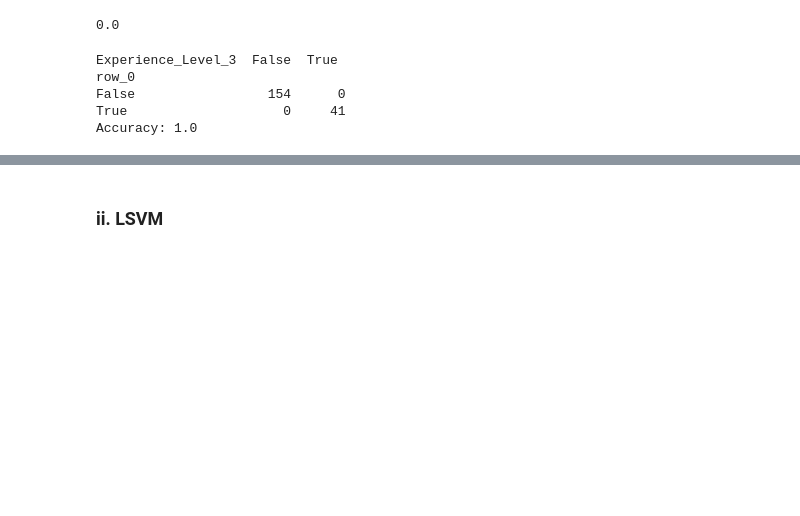
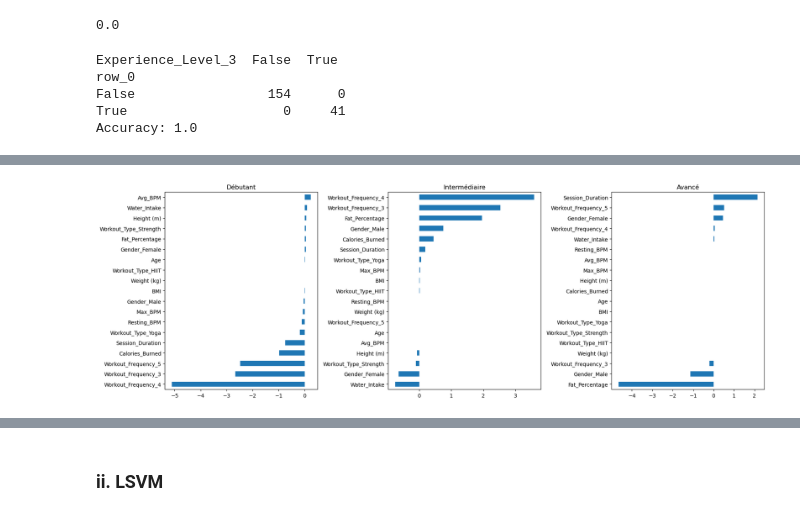
Before and after one commit to albanevergnes/projetML, a Jupyter notebook: Projet_python.ipynb, the cells around one changed output, grey strips where cells are left out. Saved outputs shown, nothing was run; the diff lists cells and outputs as text; code cells hidden in the pictures; blank space fills up the shorter version.

```diff
--- a/Projet_python.ipynb
+++ b/Projet_python.ipynb
@@ -721,0 +724,21 @@ Text(0.5, 1.0, 'Coefficients du modèle lasso')
+# %%
+imp_coef1 = coef1.sort_values()
+imp_coef2 = coef2.sort_values()
+imp_coef3 = coef3.sort_values()
+
+fig, axes = plt.subplots(1, 3, figsize=(18, 6))
+
+
+imp_coef1.plot(kind="barh", ax=axes[0])
+axes[0].set_title("Débutant")
+
+imp_coef2.plot(kind="barh", ax=axes[1])
+axes[1].set_title("Intermédiaire")
+
+imp_coef3.plot(kind="barh", ax=axes[2])
+axes[2].set_title("Avancé")
+
+plt.tight_layout()
+plt.show()
+# %% [output]
+[figure, added]
```
Also changed, not shown: parts of 40 cells of this notebook.
